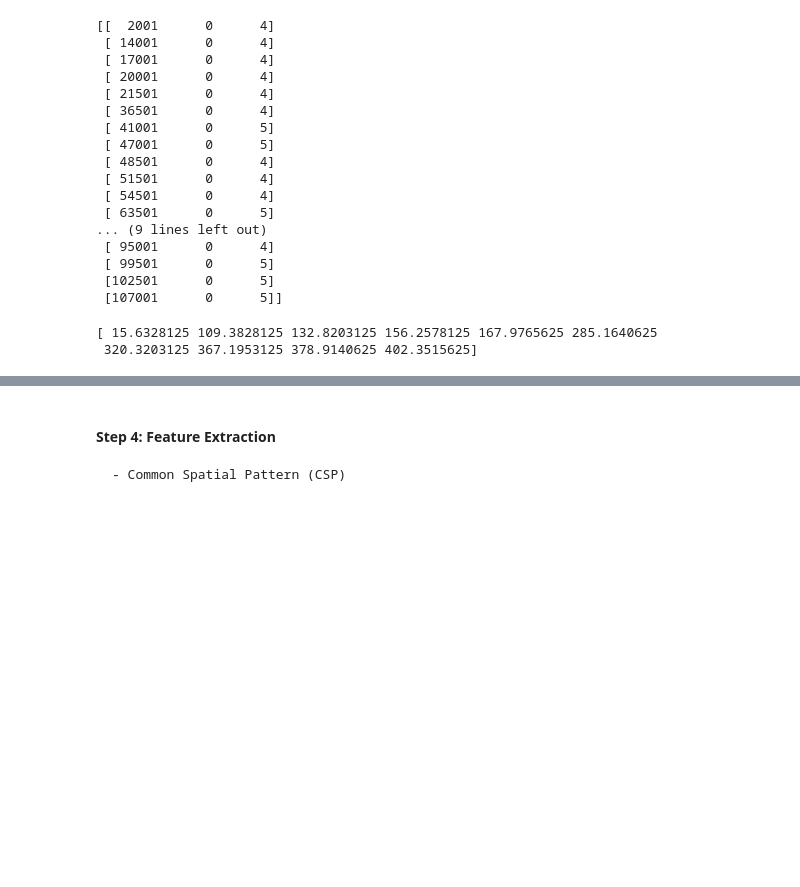
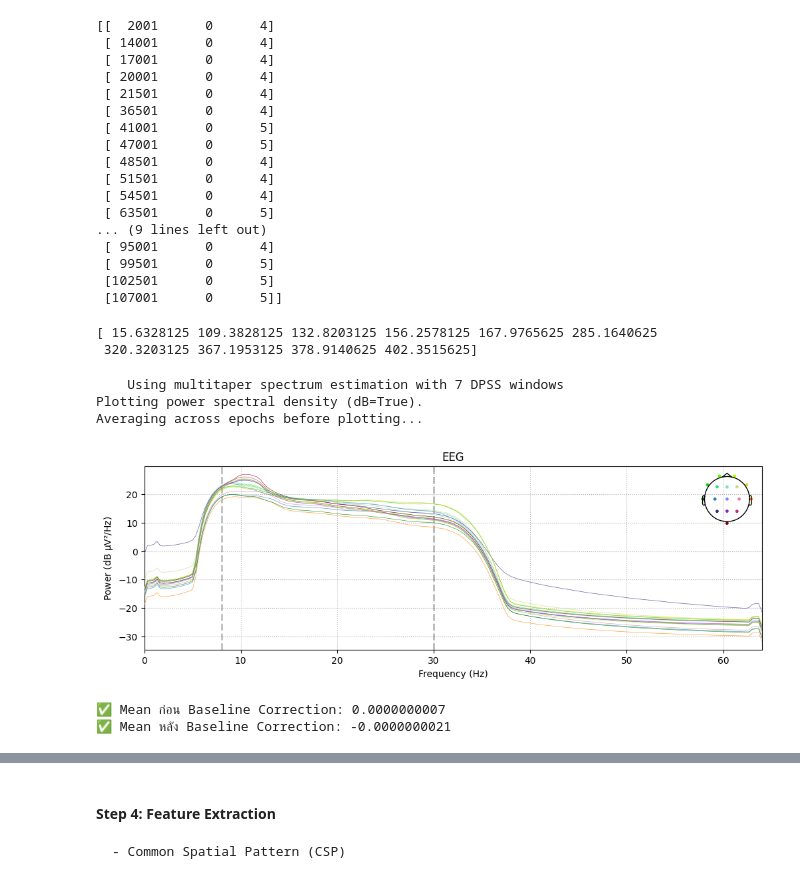
Before and after one commit to CharlotteXIII/StudioV_opentopics, a Jupyter notebook: Experiment_on_6_Subjects/2Class_6S.ipynb, the cells around one changed output, grey strips where cells are left out. Cells and saved outputs as stored; diff of their text form; code cells hidden in the pictures; blank space fills up the shorter version.

```diff
--- a/Experiment_on_6_Subjects/2Class_6S.ipynb
+++ b/Experiment_on_6_Subjects/2Class_6S.ipynb
@@ -596,3 +598,27 @@ print(cue_times_sec[:10])  # cue แรก ๆ เกิดเมื่อไห
 # %% [output]
 [ 15.6328125 109.3828125 132.8203125 156.2578125 167.9765625 285.1640625
  320.3203125 367.1953125 378.9140625 402.3515625]
+# %%
+Selectedtuna.compute_psd(fmax=64).plot(picks=Selectedtuna.ch_names)
+plt.show()
+# %% [output]
+    Using multitaper spectrum estimation with 7 DPSS windows
+Plotting power spectral density (dB=True).
+Averaging across epochs before plotting...
+[figure, added]
+# %%
+# ข้อมูลก่อนและหลัง baseline
+before = Selected_epochs.get_data()     # (n_epochs, n_channels, n_times)
+after = Selectedtuna.get_data()         # หลัง apply_baseline แล้ว
+
+# เปรียบเทียบค่าเฉลี่ยรวม
+mean_before = before.mean()
+mean_after = after.mean()
+delta = mean_after - mean_before
+
+print(f"✅ Mean ก่อน Baseline Correction: {mean_before:.10f}")
+print(f"✅ Mean หลัง Baseline Correction: {mean_after:.10f}")
+# print(f"🧮 ความแตกต่าง (Δ): {delta:.10f}")
+# %% [output]
+✅ Mean ก่อน Baseline Correction: 0.0000000007
+✅ Mean หลัง Baseline Correction: -0.0000000021
```
Also changed, not shown: parts of 19 cells of this notebook.
